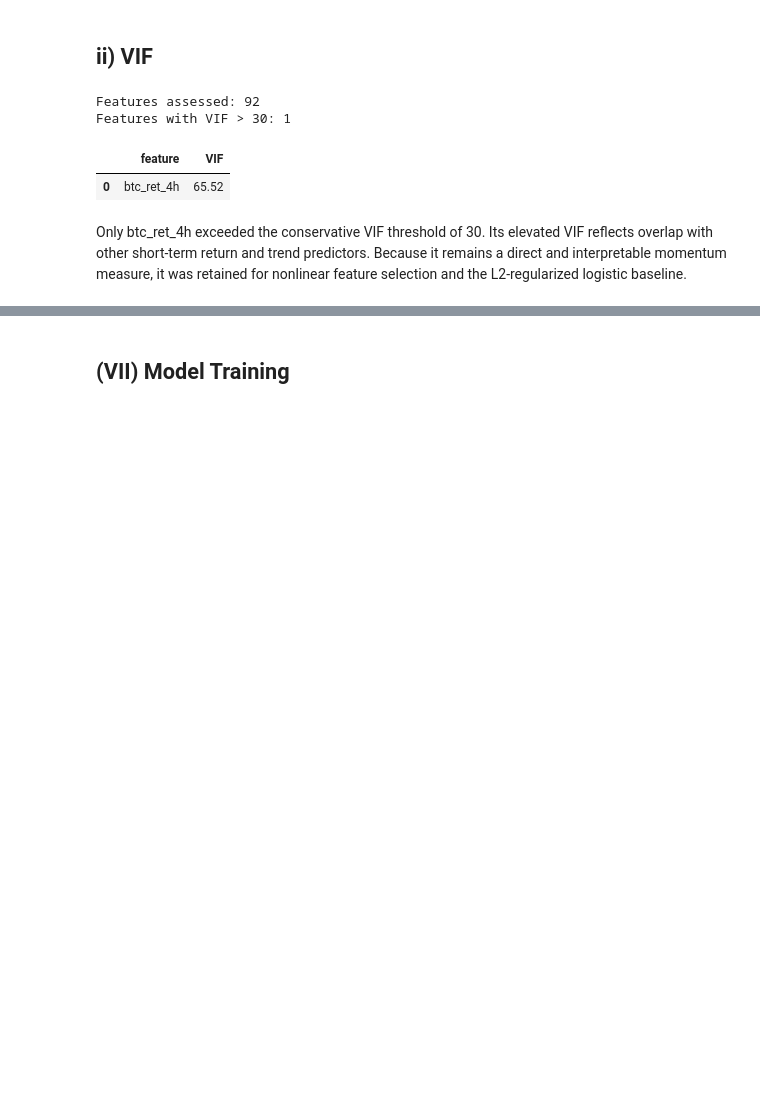
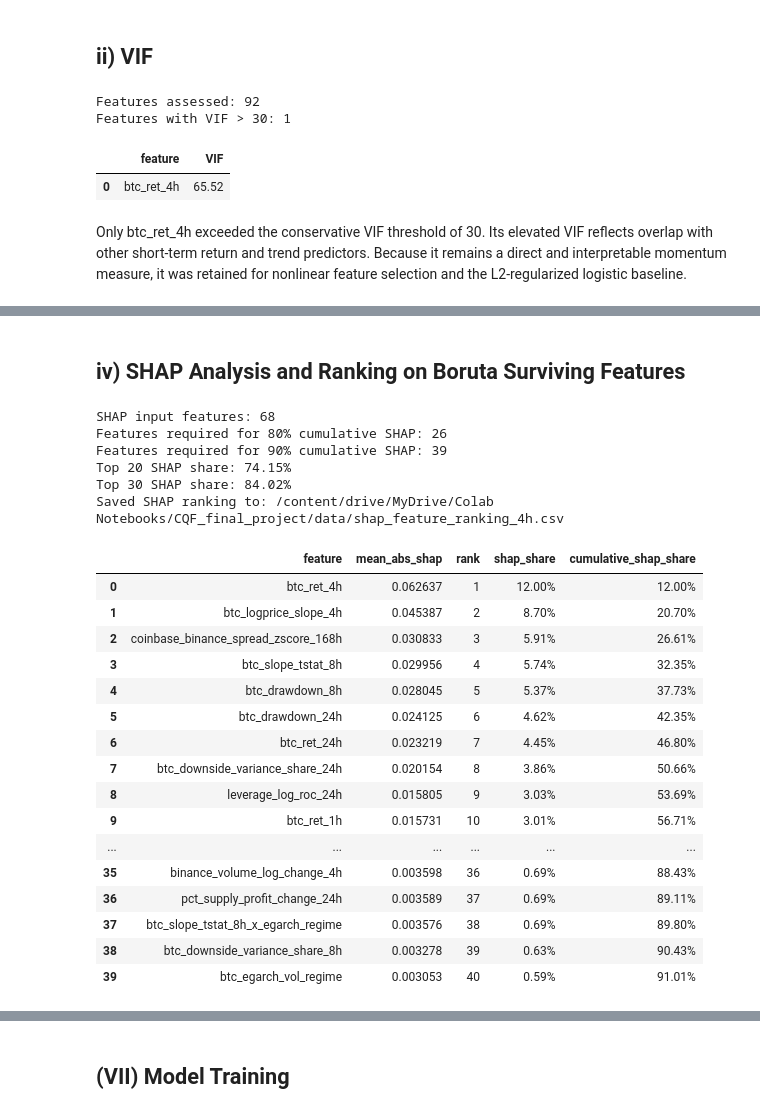
Before and after one commit to jade-lam/CQF, a Jupyter notebook: CQF_Final_Project.ipynb, the cells around one changed output, grey strips where cells are left out. Cells and saved outputs as stored; diff of their text form; code cells hidden in the pictures; blank space fills up the shorter version.

```diff
--- a/CQF_Final_Project.ipynb
+++ b/CQF_Final_Project.ipynb
@@ -4387,0 +4207,66 @@ Final maximum VIF under threshold 10: 9.91
+# %% [markdown]
+## **iv) SHAP Analysis and Ranking on Boruta Surviving Features**
+# %%
+# Calculate SHAP values and rank the Boruta-surviving features
+import shap
+
+explainer = shap.TreeExplainer(shap_model)
+shap_values = explainer.shap_values(X_shap_sample)
+
+if isinstance(shap_values, list):
+    shap_values = shap_values[1]
+
+shap_values = np.asarray(shap_values)
+mean_abs_shap = np.abs(shap_values).mean(axis=0)
+
+shap_ranking = pd.DataFrame({
+    "feature": X_shap_sample.columns,
+    "mean_abs_shap": mean_abs_shap
+}).sort_values("mean_abs_shap", ascending=False).reset_index(drop=True)
+
+shap_ranking["rank"] = np.arange(1, len(shap_ranking) + 1)
+shap_ranking["shap_share"] = shap_ranking["mean_abs_shap"] / shap_ranking["mean_abs_shap"].sum()
+shap_ranking["cumulative_shap_share"] = shap_ranking["shap_share"].cumsum()
+
+features_to_80pct = (shap_ranking["cumulative_shap_share"] < 0.80).sum() + 1
+features_to_90pct = (shap_ranking["cumulative_shap_share"] < 0.90).sum() + 1
+
+SHAP_RANKING_PATH = DATA_PATH / "shap_feature_ranking_4h.csv"
+shap_ranking.to_csv(SHAP_RANKING_PATH, index=False)
+
+print("SHAP input features:", len(shap_ranking))
+print("Features required for 80% cumulative SHAP:", features_to_80pct)
+print("Features required for 90% cumulative SHAP:", features_to_90pct)
+print("Top 20 SHAP share:", f"{shap_ranking.head(20)['shap_share'].sum() * 100:.2f}%")
+print("Top 30 SHAP share:", f"{shap_ranking.head(30)['shap_share'].sum() * 100:.2f}%")
+print("Saved SHAP ranking to:", SHAP_RANKING_PATH)
+
+display(shap_ranking.head(40).style.format({
+    "mean_abs_shap": "{:.6f}",
+    "shap_share": "{:.2%}",
+    "cumulative_shap_share": "{:.2%}"
+}))
+# %% [output]
+SHAP input features: 68
+Features required for 80% cumulative SHAP: 26
+Features required for 90% cumulative SHAP: 39
+Top 20 SHAP share: 74.15%
+Top 30 SHAP share: 84.02%
+Saved SHAP ranking to: /content/drive/MyDrive/Colab Notebooks/CQF_final_project/data/shap_feature_ranking_4h.csv
+|  | feature | mean_abs_shap | rank | shap_share | cumulative_shap_share |
+| 0 | btc_ret_4h | 0.062637 | 1 | 12.00% | 12.00% |
+| 1 | btc_logprice_slope_4h | 0.045387 | 2 | 8.70% | 20.70% |
+| 2 | coinbase_binance_spread_zscore_168h | 0.030833 | 3 | 5.91% | 26.61% |
+| 3 | btc_slope_tstat_8h | 0.029956 | 4 | 5.74% | 32.35% |
+| 4 | btc_drawdown_8h | 0.028045 | 5 | 5.37% | 37.73% |
+| 5 | btc_drawdown_24h | 0.024125 | 6 | 4.62% | 42.35% |
+| 6 | btc_ret_24h | 0.023219 | 7 | 4.45% | 46.80% |
+| 7 | btc_downside_variance_share_24h | 0.020154 | 8 | 3.86% | 50.66% |
+| 8 | leverage_log_roc_24h | 0.015805 | 9 | 3.03% | 53.69% |
+| 9 | btc_ret_1h | 0.015731 | 10 | 3.01% | 56.71% |
+| ... | ... | ... | ... | ... | ... |
+| 35 | binance_volume_log_change_4h | 0.003598 | 36 | 0.69% | 88.43% |
+| 36 | pct_supply_profit_change_24h | 0.003589 | 37 | 0.69% | 89.11% |
+| 37 | btc_slope_tstat_8h_x_egarch_regime | 0.003576 | 38 | 0.69% | 89.80% |
+| 38 | btc_downside_variance_share_8h | 0.003278 | 39 | 0.63% | 90.43% |
+| 39 | btc_egarch_vol_regime | 0.003053 | 40 | 0.59% | 91.01% |
```
Also changed, not shown: parts of 48 cells of this notebook.
